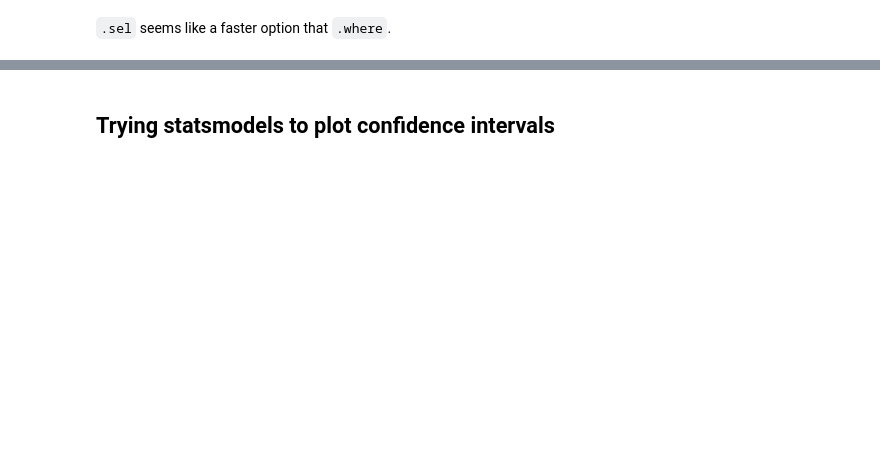
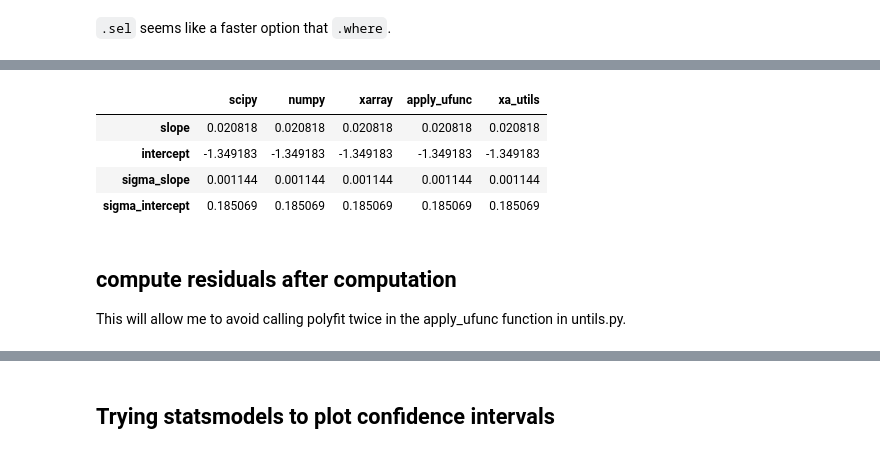
Before and after one commit to ldeo-glaciology/xapres, a Jupyter notebook: notebooks/test_notes/strain_rate_fit_uncertainties.ipynb, the cells around one changed output, grey strips where cells are left out. Saved outputs shown, nothing was run; the diff lists cells and outputs as text; code cells hidden in the pictures; blank space fills up the shorter version.

```diff
--- a/notebooks/test_notes/strain_rate_fit_uncertainties.ipynb
+++ b/notebooks/test_notes/strain_rate_fit_uncertainties.ipynb
@@ -605,0 +547,18 @@ abs_weights
+# %%
+# add new column to dataframe
+abs_weights['xa_utils'] = abs_weights.numpy*np.nan
+# add values from from_utils xarray to the df in the final column
+abs_weights.loc['slope', 'xa_utils'] = from_utils_1.strain_rate.item()
+abs_weights.loc['intercept', 'xa_utils'] = from_utils_1.surface_intercept.item()
+abs_weights.loc['sigma_slope', 'xa_utils'] = from_utils_1.strain_rate_uncertainty.item()
+abs_weights.loc['sigma_intercept', 'xa_utils'] = from_utils_1.surface_intercept_uncertainty.item()
+abs_weights
+# %% [output]
+|  | scipy | numpy | xarray | apply_ufunc | xa_utils |
+| slope | 0.020818 | 0.020818 | 0.020818 | 0.020818 | 0.020818 |
+| intercept | -1.349183 | -1.349183 | -1.349183 | -1.349183 | -1.349183 |
+| sigma_slope | 0.001144 | 0.001144 | 0.001144 | 0.001144 | 0.001144 |
+| sigma_intercept | 0.185069 | 0.185069 | 0.185069 | 0.185069 | 0.185069 |
+# %% [markdown]
+## compute residuals after computation
+This will allow me to avoid calling polyfit twice in the apply_ufunc function in untils.py.
```
Also changed, not shown: parts of 32 cells of this notebook, 2 other files.
